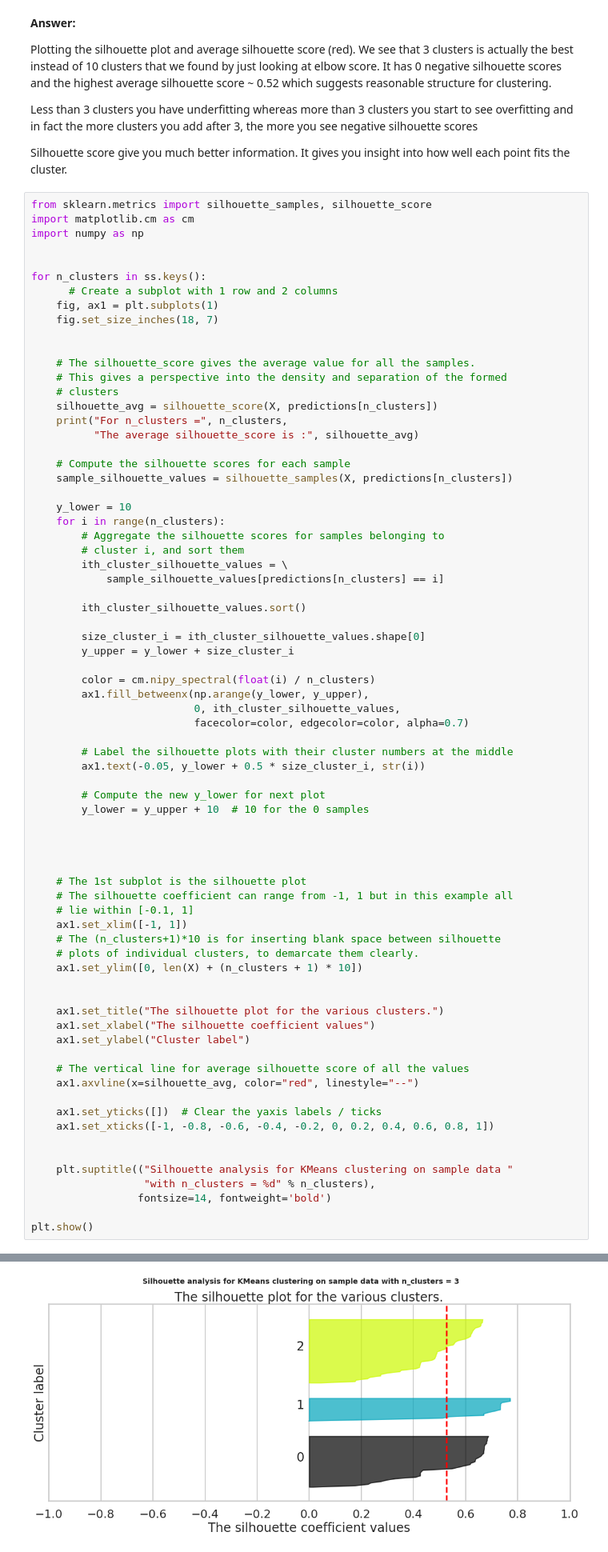
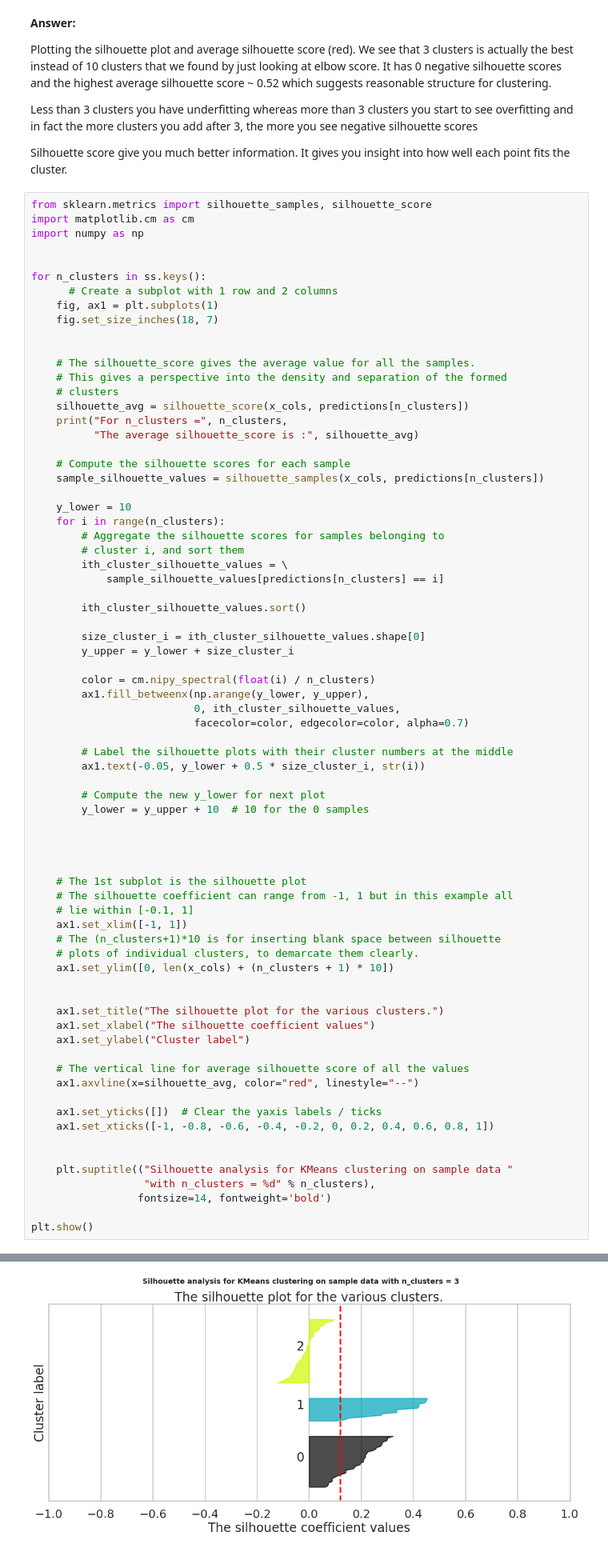
Before and after one commit to sv650s/springboard, a Jupyter notebook: aic-8_2_10_clustering-mini-project/Mini_Project_Clustering.ipynb, the cells around one changed output, grey strips where cells are left out. Shown at 80% size. Cells and saved outputs as stored; diff of their text form.

```diff
--- a/aic-8_2_10_clustering-mini-project/Mini_Project_Clustering.ipynb
+++ b/aic-8_2_10_clustering-mini-project/Mini_Project_Clustering.ipynb
@@ -231,12 +233,12 @@ for n_clusters in ss.keys():
     # The silhouette_score gives the average value for all the samples.
     # This gives a perspective into the density and separation of the formed
     # clusters
-    silhouette_avg = silhouette_score(X, predictions[n_clusters])
+    silhouette_avg = silhouette_score(x_cols, predictions[n_clusters])
     print("For n_clusters =", n_clusters,
           "The average silhouette_score is :", silhouette_avg)
 
     # Compute the silhouette scores for each sample
-    sample_silhouette_values = silhouette_samples(X, predictions[n_clusters])
+    sample_silhouette_values = silhouette_samples(x_cols, predictions[n_clusters])
 
     y_lower = 10
     for i in range(n_clusters):
@@ -270,7 +272,7 @@ for n_clusters in ss.keys():
     ax1.set_xlim([-1, 1])
     # The (n_clusters+1)*10 is for inserting blank space between silhouette
     # plots of individual clusters, to demarcate them clearly.
-    ax1.set_ylim([0, len(X) + (n_clusters + 1) * 10])
+    ax1.set_ylim([0, len(x_cols) + (n_clusters + 1) * 10])
 
 
     ax1.set_title("The silhouette plot for the various clusters.")
@@ -303 +305 @@ plt.show()
-[figure, old version]
+[figure, new version]
```
Also changed, not shown: parts of 5 cells of this notebook.
